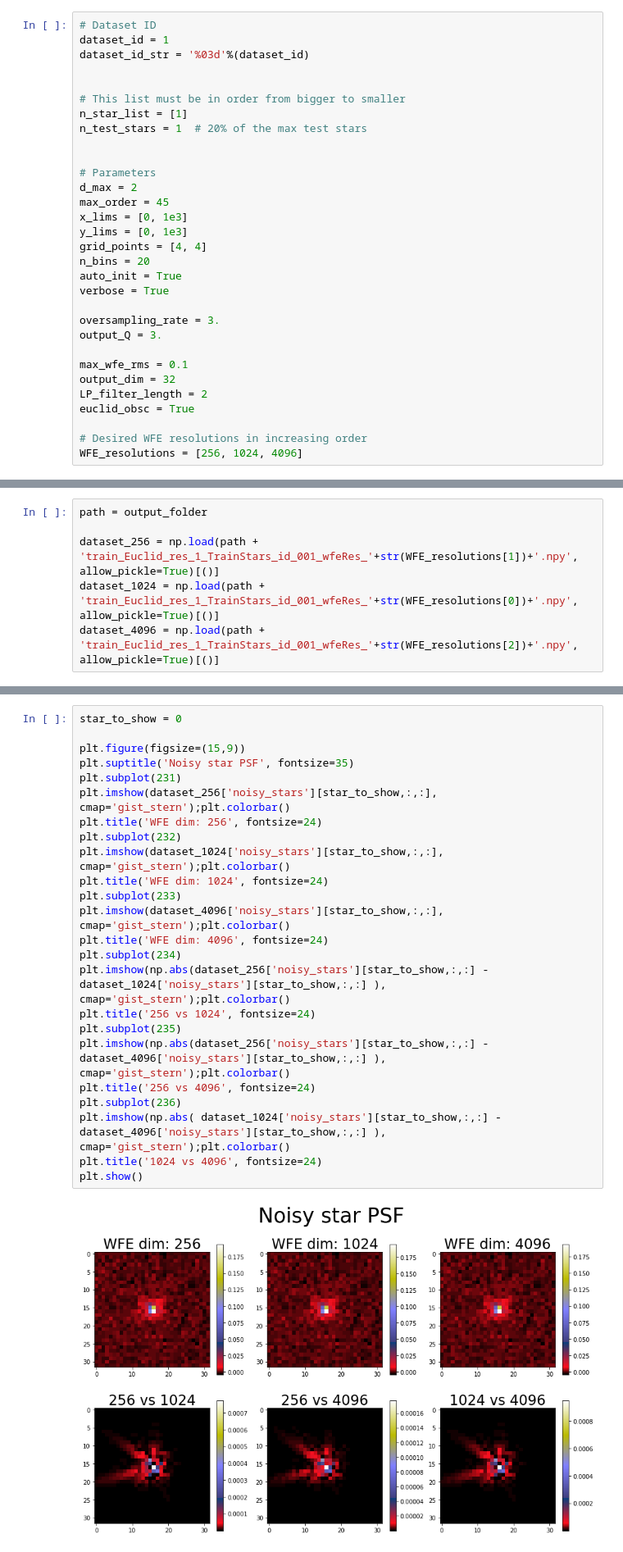
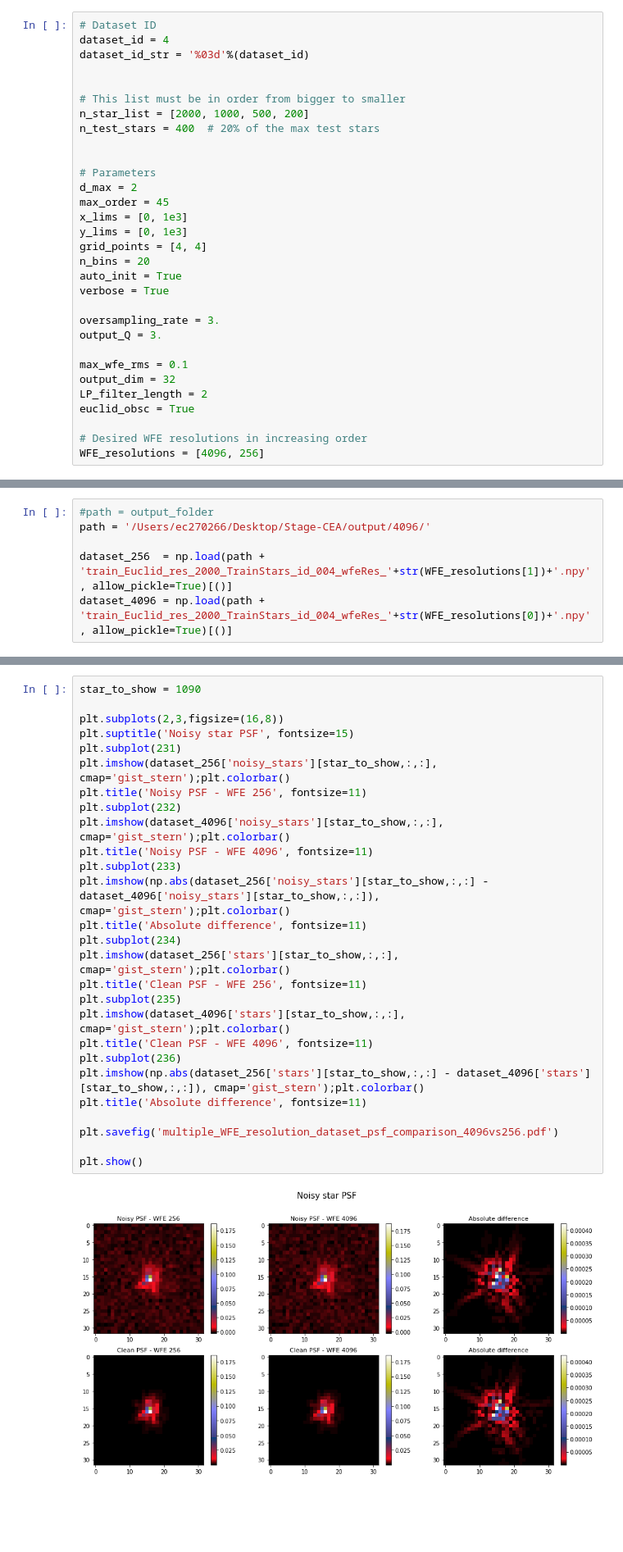
Before and after one commit to tobias-liaudat/wf-SEDs, a Jupyter notebook: WFE_sampling_test/notebooks/generate-multires-dataset.ipynb, the cells around one changed output, grey strips where cells are left out. Shown at 82% size. Saved outputs shown, nothing was run; the diff lists cells and outputs as text; blank space fills up the shorter version.

Commit message:
Regenerate multires-WFE PSFs example image

```diff
--- a/WFE_sampling_test/notebooks/generate-multires-dataset.ipynb
+++ b/WFE_sampling_test/notebooks/generate-multires-dataset.ipynb
@@ -13,13 +13,13 @@ SED_path = './../../../wf-psf/data/SEDs/save_SEDs/'
 output_folder = './../../../../../n05data/ecentofanti/WFE_sampling_test/multires_dataset/'
 # %%
 # Dataset ID
-dataset_id = 1
+dataset_id = 4
 dataset_id_str = '%03d'%(dataset_id)
 
 
 # This list must be in order from bigger to smaller
-n_star_list = [1]
-n_test_stars = 1  # 20% of the max test stars
+n_star_list = [2000, 1000, 500, 200]
+n_test_stars = 400  # 20% of the max test stars
 
 
 # Parameters
@@ -41,7 +41,7 @@ LP_filter_length = 2
 euclid_obsc = True
 
 # Desired WFE resolutions in increasing order
-WFE_resolutions = [256, 1024, 4096]
+WFE_resolutions = [4096, 256]
 # %%
 zernikes_multires = []
 sim_PSF_toolkit_multires = []
@@ -239,9 +239,9 @@ for poly_psf_list, zernike_coef_list in zip(poly_psf_multires, zernike_coef_mult
 # %% [markdown]
 ## Load datasets and compare
 # %%
-path = output_folder
+#path = output_folder
+path = '/Users/ec270266/Desktop/Stage-CEA/output/4096/'
 
-dataset_256 = np.load(path + 'train_Euclid_res_1_TrainStars_id_001_wfeRes_'+str(WFE_resolutions[1])+'.npy', allow_pickle=True)[()]
-dataset_1024 = np.load(path + 'train_Euclid_res_1_TrainStars_id_001_wfeRes_'+str(WFE_resolutions[0])+'.npy', allow_pickle=True)[()]
-dataset_4096 = np.load(path + 'train_Euclid_res_1_TrainStars_id_001_wfeRes_'+str(WFE_resolutions[2])+'.npy', allow_pickle=True)[()]
+dataset_256  = np.load(path + 'train_Euclid_res_2000_TrainStars_id_004_wfeRes_'+str(WFE_resolutions[1])+'.npy', allow_pickle=True)[()]
+dataset_4096 = np.load(path + 'train_Euclid_res_2000_TrainStars_id_004_wfeRes_'+str(WFE_resolutions[0])+'.npy', allow_pickle=True)[()]
 # %%
@@ -259,26 +255,29 @@ True
 # %%
-star_to_show = 0
+star_to_show = 1090
 
-plt.figure(figsize=(15,9))
-plt.suptitle('Noisy star PSF', fontsize=35)
+plt.subplots(2,3,figsize=(16,8))
+plt.suptitle('Noisy star PSF', fontsize=15)
 plt.subplot(231)
 plt.imshow(dataset_256['noisy_stars'][star_to_show,:,:], cmap='gist_stern');plt.colorbar()
-plt.title('WFE dim: 256', fontsize=24)
+plt.title('Noisy PSF - WFE 256', fontsize=11)
 plt.subplot(232)
-plt.imshow(dataset_1024['noisy_stars'][star_to_show,:,:], cmap='gist_stern');plt.colorbar()
-plt.title('WFE dim: 1024', fontsize=24)
+plt.imshow(dataset_4096['noisy_stars'][star_to_show,:,:], cmap='gist_stern');plt.colorbar()
+plt.title('Noisy PSF - WFE 4096', fontsize=11)
 plt.subplot(233)
-plt.imshow(dataset_4096['noisy_stars'][star_to_show,:,:], cmap='gist_stern');plt.colorbar()
-plt.title('WFE dim: 4096', fontsize=24)
+plt.imshow(np.abs(dataset_256['noisy_stars'][star_to_show,:,:] - dataset_4096['noisy_stars'][star_to_show,:,:]), cmap='gist_stern');plt.colorbar()
+plt.title('Absolute difference', fontsize=11)
 plt.subplot(234)
-plt.imshow(np.abs(dataset_256['noisy_stars'][star_to_show,:,:] - dataset_1024['noisy_stars'][star_to_show,:,:] ), cmap='gist_stern');plt.colorbar()
-plt.title('256 vs 1024', fontsize=24)
+plt.imshow(dataset_256['stars'][star_to_show,:,:], cmap='gist_stern');plt.colorbar()
+plt.title('Clean PSF - WFE 256', fontsize=11)
 plt.subplot(235)
-plt.imshow(np.abs(dataset_256['noisy_stars'][star_to_show,:,:] - dataset_4096['noisy_stars'][star_to_show,:,:] ), cmap='gist_stern');plt.colorbar()
-plt.title('256 vs 4096', fontsize=24)
+plt.imshow(dataset_4096['stars'][star_to_show,:,:], cmap='gist_stern');plt.colorbar()
+plt.title('Clean PSF - WFE 4096', fontsize=11)
 plt.subplot(236)
-plt.imshow(np.abs( dataset_1024['noisy_stars'][star_to_show,:,:] - dataset_4096['noisy_stars'][star_to_show,:,:] ), cmap='gist_stern');plt.colorbar()
-plt.title('1024 vs 4096', fontsize=24)
+plt.imshow(np.abs(dataset_256['stars'][star_to_show,:,:] - dataset_4096['stars'][star_to_show,:,:]), cmap='gist_stern');plt.colorbar()
+plt.title('Absolute difference', fontsize=11)
+
+plt.savefig('multiple_WFE_resolution_dataset_psf_comparison_4096vs256.pdf')
+
 plt.show()
 # %% [output]
-[figure, old version]
+[figure, new version]
```
Also changed, not shown: parts of 2 cells of this notebook.
